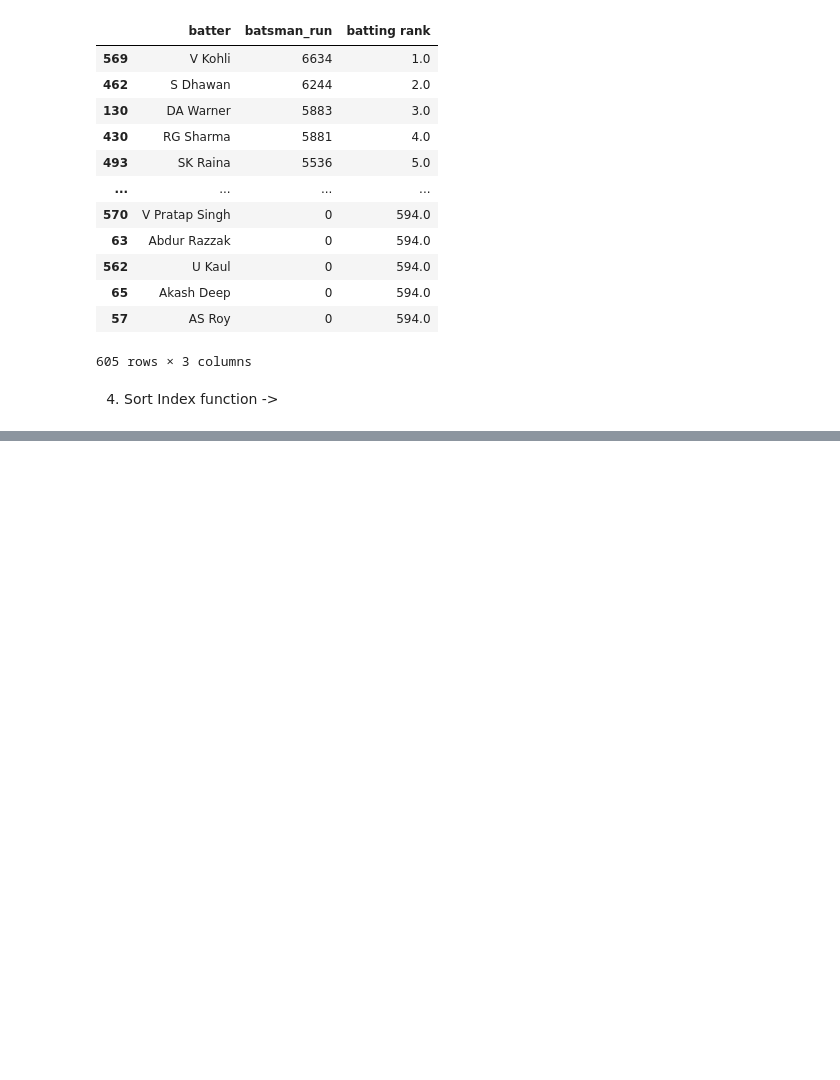
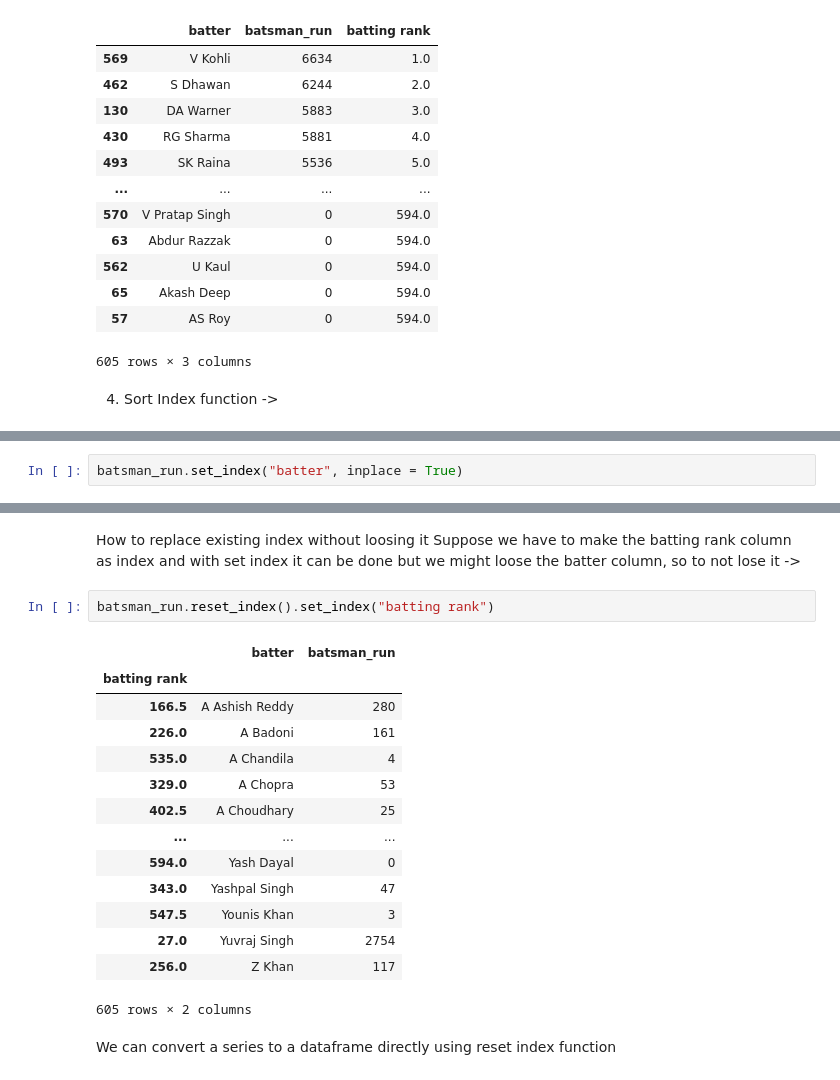
Before and after one commit to Aaditya-jn/Pandas, a Jupyter notebook: Pandas-3.ipynb, the cells around one changed output, grey strips where cells are left out. Saved outputs shown, nothing was run; the diff lists cells and outputs as text; blank space fills up the shorter version.

```diff
--- a/Pandas-3.ipynb
+++ b/Pandas-3.ipynb
@@ -343,0 +406,2 @@ batsman_run.sort_values("batting rank")
+# %%
+batsman_run.set_index("batter", inplace = True)
@@ -343,0 +426,23 @@ batsman_run.sort_values("batting rank")
+# %% [markdown]
+How to replace existing index without loosing it
+Suppose we have to make the batting rank column as index and with set index it can be done but we might loose the batter
+column, so to not lose it ->
+# %%
+batsman_run.reset_index().set_index("batting rank")
+# %% [output]
+|  | batter | batsman_run |
+| batting rank |  |  |
+| 166.5 | A Ashish Reddy | 280 |
+| 226.0 | A Badoni | 161 |
+| 535.0 | A Chandila | 4 |
+| 329.0 | A Chopra | 53 |
+| 402.5 | A Choudhary | 25 |
+| ... | ... | ... |
+| 594.0 | Yash Dayal | 0 |
+| 343.0 | Yashpal Singh | 47 |
+| 547.5 | Younis Khan | 3 |
+| 27.0 | Yuvraj Singh | 2754 |
+| 256.0 | Z Khan | 117 |
+605 rows × 2 columns
+# %% [markdown]
+We can convert a series to a dataframe directly using reset index function
```
Also changed, not shown: parts of 19 cells of this notebook.
